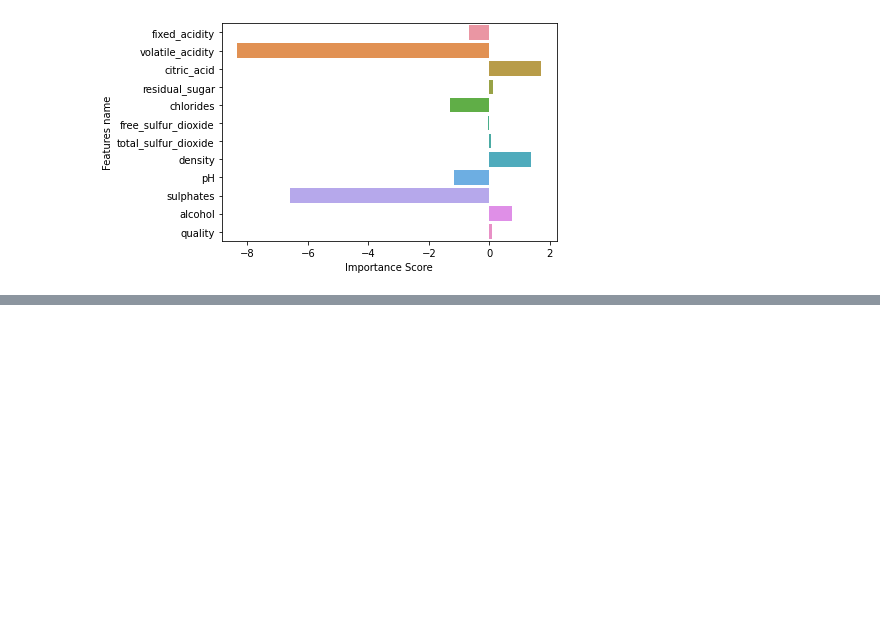
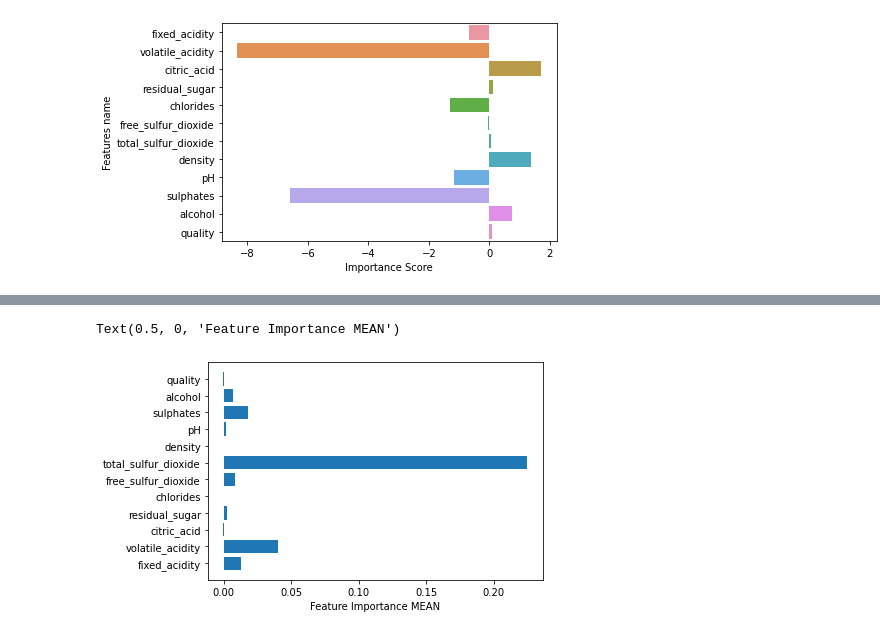
Before and after one commit to Noob919/COVID_19-XRAY-Classification, a Jupyter notebook: filter_methods.ipynb, the cells around one changed output, grey strips where cells are left out. Saved outputs shown, nothing was run; the diff lists cells and outputs as text; code cells hidden in the pictures; blank space fills up the shorter version.

```diff
--- a/filter_methods.ipynb
+++ b/filter_methods.ipynb
@@ -110,0 +146,2 @@ Text(0, 0.5, 'Features name')
+# %%
+clf = LogisticRegression().fit(X_train, y_train)
@@ -110,0 +156,8 @@ Text(0, 0.5, 'Features name')
+# %%
+result = permutation_importance(clf, X, y, n_repeats=10, random_state=0)
+# %%
+plt.barh(X.columns, result.importances_mean )
+plt.xlabel("Feature Importance MEAN")
+# %% [output]
+Text(0.5, 0, 'Feature Importance MEAN')
+[figure, added]
```
Also changed, not shown: parts of 35 cells of this notebook.
